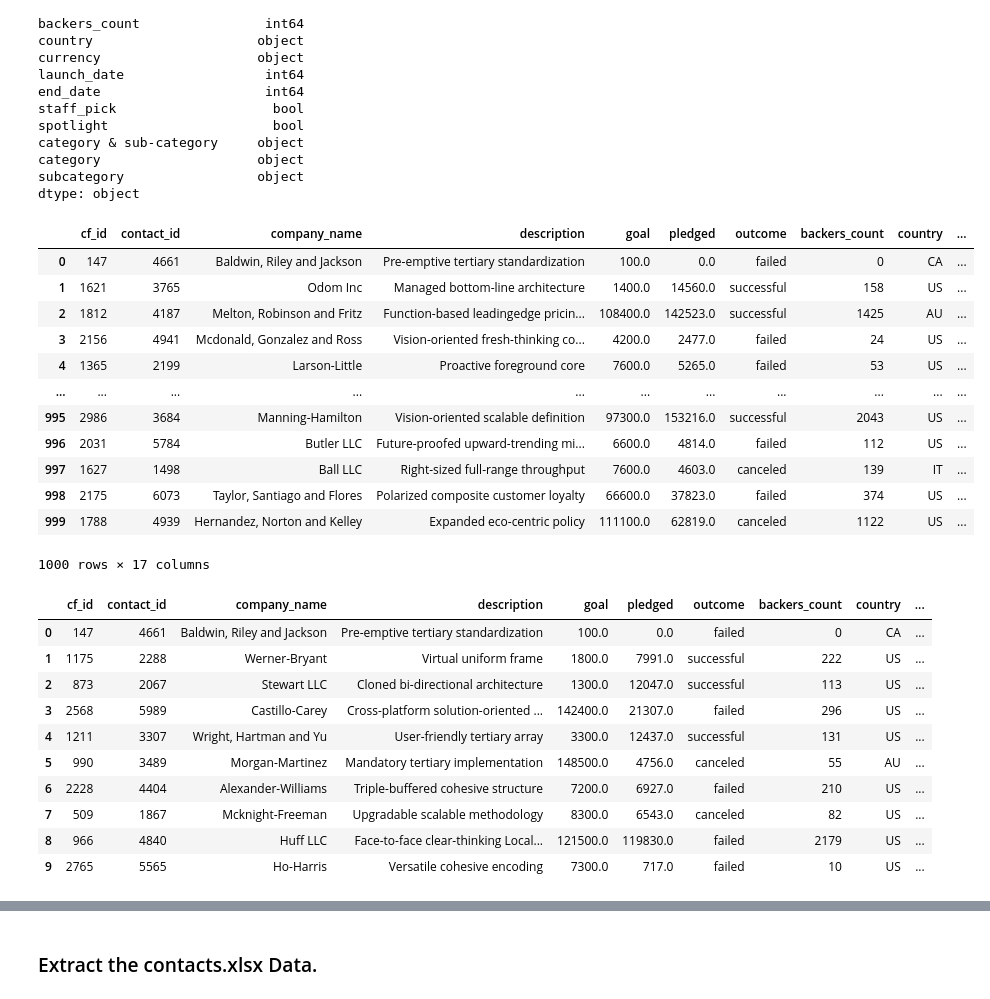
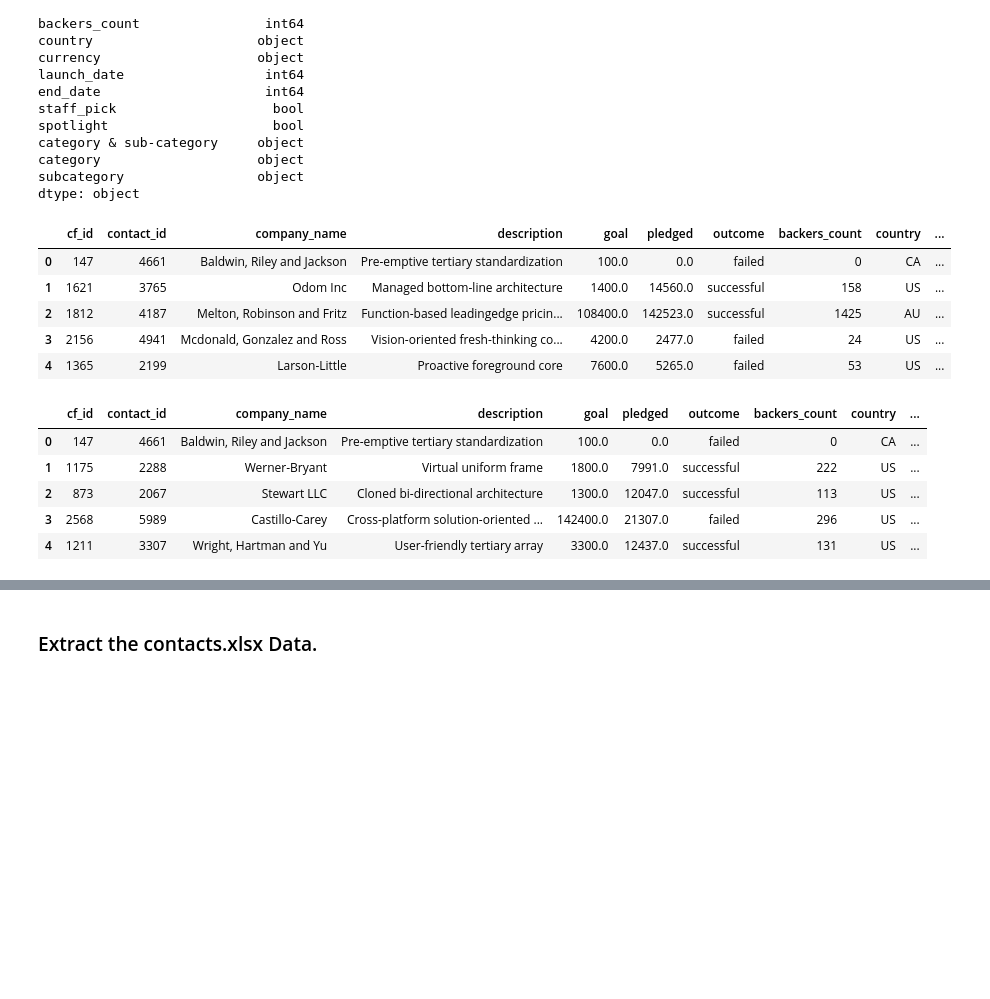
Before and after one commit to Grimmandrewj/Crowdfunding_ETL, a Jupyter notebook: ETL_Mini_Project_Starter_Code_AGrimm.ipynb, the cells around one changed output, grey strips where cells are left out. Saved outputs shown, nothing was run; the diff lists cells and outputs as text; code cells hidden in the pictures; blank space fills up the shorter version.

```diff
--- a/ETL_Mini_Project_Starter_Code_AGrimm.ipynb
+++ b/ETL_Mini_Project_Starter_Code_AGrimm.ipynb
@@ -276,24 +256,21 @@ dtype: object
 # %%
 # Format the launched_date and end_date columns to datetime format
 from datetime import datetime as dt
 
+# This produced the correct date, but included the time.  Needed solution to remove time (see below)
 campaign_df['launch_date'] = pd.to_datetime(campaign_df['launch_date'], unit='s')
 campaign_df['end_date'] = pd.to_datetime(campaign_df['end_date'], unit='s')
-campaign_df
+
+campaign_df['launch_date'] = campaign_df['launch_date'].dt.date
+campaign_df['end_date'] = campaign_df['end_date'].dt.date
+campaign_df.head()
 # %% [output]
 |  | cf_id | contact_id | company_name | description | goal | pledged | outcome | backers_count | country | ... |
 | 0 | 147 | 4661 | Baldwin, Riley and Jackson | Pre-emptive tertiary standardization | 100.0 | 0.0 | failed | 0 | CA | ... |
 | 1 | 1621 | 3765 | Odom Inc | Managed bottom-line architecture | 1400.0 | 14560.0 | successful | 158 | US | ... |
 | 2 | 1812 | 4187 | Melton, Robinson and Fritz | Function-based leadingedge pricin... | 108400.0 | 142523.0 | successful | 1425 | AU | ... |
 | 3 | 2156 | 4941 | Mcdonald, Gonzalez and Ross | Vision-oriented fresh-thinking co... | 4200.0 | 2477.0 | failed | 24 | US | ... |
 | 4 | 1365 | 2199 | Larson-Little | Proactive foreground core | 7600.0 | 5265.0 | failed | 53 | US | ... |
-| ... | ... | ... | ... | ... | ... | ... | ... | ... | ... | ... |
-| 995 | 2986 | 3684 | Manning-Hamilton | Vision-oriented scalable definition | 97300.0 | 153216.0 | successful | 2043 | US | ... |
-| 996 | 2031 | 5784 | Butler LLC | Future-proofed upward-trending mi... | 6600.0 | 4814.0 | failed | 112 | US | ... |
-| 997 | 1627 | 1498 | Ball LLC | Right-sized full-range throughput | 7600.0 | 4603.0 | canceled | 139 | IT | ... |
-| 998 | 2175 | 6073 | Taylor, Santiago and Flores | Polarized composite customer loyalty | 66600.0 | 37823.0 | failed | 374 | US | ... |
-| 999 | 1788 | 4939 | Hernandez, Norton and Kelley | Expanded eco-centric policy | 111100.0 | 62819.0 | canceled | 1122 | US | ... |
-1000 rows × 17 columns
 # %%
 # Merge the campaign_df with the category_df on the "category" column and
 # the subcategory_df on the "subcategory" column.
@@ -302,7 +279,7 @@ campaign_merged_df = pd.DataFrame()
 campaign_merged_df = pd.merge(campaign_df,category_df, how='inner', on='category')
 campaign_merged_df = pd.merge(campaign_merged_df,subcategory_df, how='inner', on='subcategory')
 
-campaign_merged_df.head(10)
+campaign_merged_df.head()
 # %% [output]
 |  | cf_id | contact_id | company_name | description | goal | pledged | outcome | backers_count | country | ... |
 | 0 | 147 | 4661 | Baldwin, Riley and Jackson | Pre-emptive tertiary standardization | 100.0 | 0.0 | failed | 0 | CA | ... |
@@ -310,11 +287,6 @@ campaign_merged_df.head(10)
 | 2 | 873 | 2067 | Stewart LLC | Cloned bi-directional architecture | 1300.0 | 12047.0 | successful | 113 | US | ... |
 | 3 | 2568 | 5989 | Castillo-Carey | Cross-platform solution-oriented ... | 142400.0 | 21307.0 | failed | 296 | US | ... |
 | 4 | 1211 | 3307 | Wright, Hartman and Yu | User-friendly tertiary array | 3300.0 | 12437.0 | successful | 131 | US | ... |
-| 5 | 990 | 3489 | Morgan-Martinez | Mandatory tertiary implementation | 148500.0 | 4756.0 | canceled | 55 | AU | ... |
-| 6 | 2228 | 4404 | Alexander-Williams | Triple-buffered cohesive structure | 7200.0 | 6927.0 | failed | 210 | US | ... |
-| 7 | 509 | 1867 | Mcknight-Freeman | Upgradable scalable methodology | 8300.0 | 6543.0 | canceled | 82 | US | ... |
-| 8 | 966 | 4840 | Huff LLC | Face-to-face clear-thinking Local... | 121500.0 | 119830.0 | failed | 2179 | US | ... |
-| 9 | 2765 | 5565 | Ho-Harris | Versatile cohesive encoding | 7300.0 | 717.0 | failed | 10 | US | ... |
 # %%
 # Drop unwanted columns
 # Extraneous columns compared with source code are "staff_pick", "spotlight", "category & sub-category", "category", and "subcategory"
```
Also changed, not shown: parts of 5 cells of this notebook, 15 other files.
